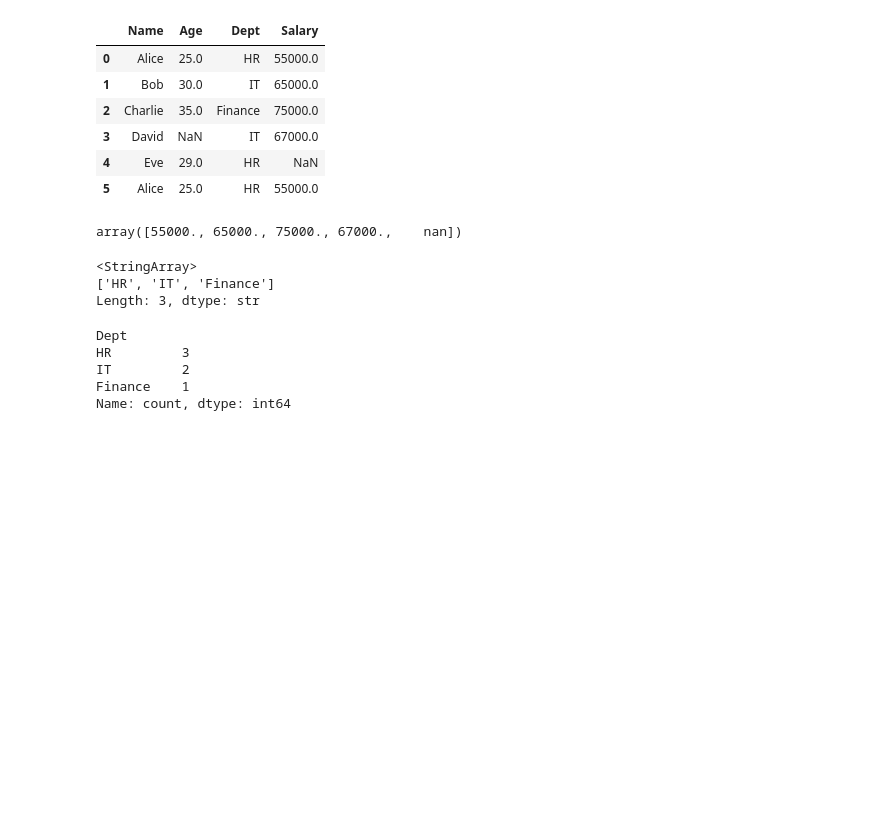
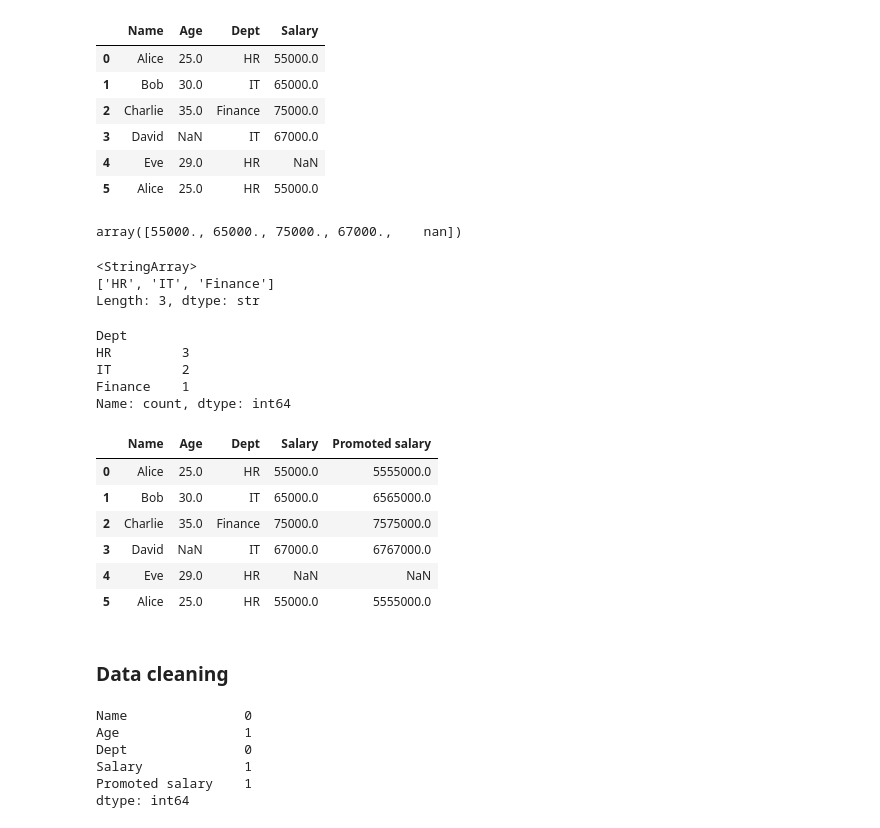
Before and after one commit to omaej78-star/python-for-data-science-practice, a Jupyter notebook: pr2.ipynb, the cells around one changed output. Saved outputs shown, nothing was run; the diff lists cells and outputs as text; code cells hidden in the pictures; blank space fills up the shorter version.

```diff
--- a/pr2.ipynb
+++ b/pr2.ipynb
@@ -332,3 +332,26 @@ HR         3
 IT         2
 Finance    1
 Name: count, dtype: int64
+# %%
+# Creating new column
+df["Promoted salary"]=df["Salary"]* 101
+df
+# %% [output]
+|  | Name | Age | Dept | Salary | Promoted salary |
+| 0 | Alice | 25.0 | HR | 55000.0 | 5555000.0 |
+| 1 | Bob | 30.0 | IT | 65000.0 | 6565000.0 |
+| 2 | Charlie | 35.0 | Finance | 75000.0 | 7575000.0 |
+| 3 | David | NaN | IT | 67000.0 | 6767000.0 |
+| 4 | Eve | 29.0 | HR | NaN | NaN |
+| 5 | Alice | 25.0 | HR | 55000.0 | 5555000.0 |
+# %% [markdown]
+### Data cleaning
+# %%
+df.isnull().sum()
+# %% [output]
+Name               0
+Age                1
+Dept               0
+Salary             1
+Promoted salary    1
+dtype: int64
```
Also changed, not shown: parts of 4 cells of this notebook.
